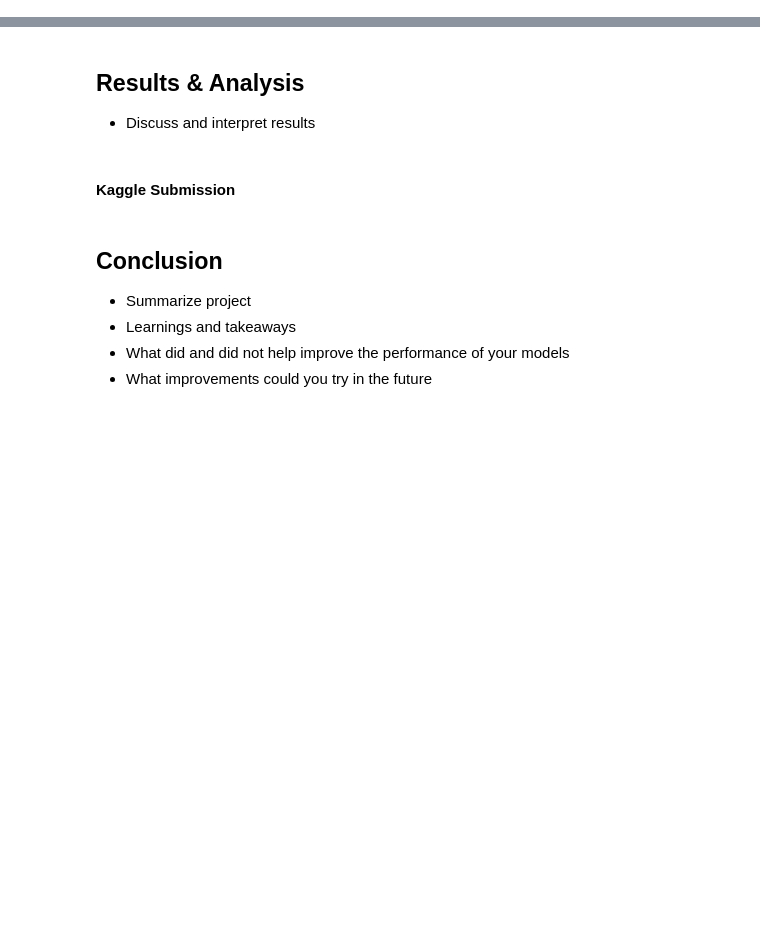
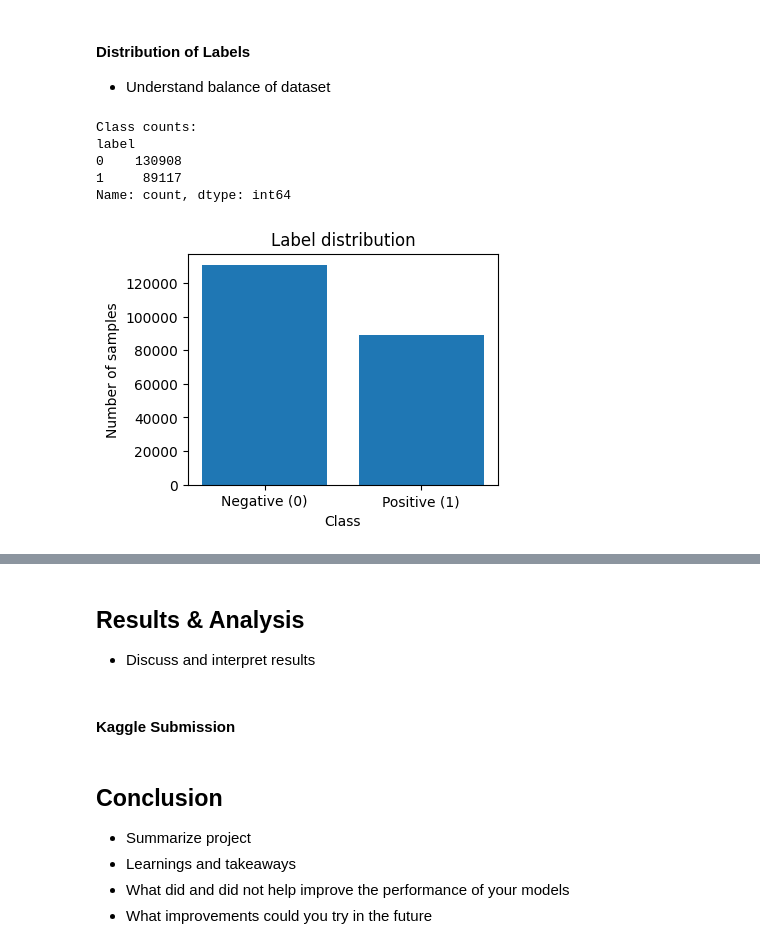
Before and after one commit to ryan-bulger/Cancer-Detection, a Jupyter notebook: metastatic_cancer_detection.ipynb, the cells around one changed output, grey strips where cells are left out. Cells and saved outputs as stored; diff of their text form; code cells hidden in the pictures; blank space fills up the shorter version.

```diff
--- a/metastatic_cancer_detection.ipynb
+++ b/metastatic_cancer_detection.ipynb
@@ -120,0 +161,23 @@ print(f'train images: {len(train_files)}  test images: {len(test_files)}')
+# %% [markdown]
+#### Distribution of Labels
+- Understand balance of dataset
+# %%
+# Inspect label distribution
+class_counts = labels_df['label'].value_counts().sort_index()
+print('Class counts:')
+print(class_counts)
+
+# Plot label distribution
+plt.figure(figsize=(4,3))
+plt.bar(['Negative (0)', 'Positive (1)'], class_counts.values)
+plt.title('Label distribution')
+plt.xlabel('Class')
+plt.ylabel('Number of samples')
+plt.show()
+# %% [output]
+Class counts:
+label
+0    130908
+1     89117
+Name: count, dtype: int64
+[figure, added]
```
Also changed, not shown: parts of 31 cells of this notebook, 2 other files.
